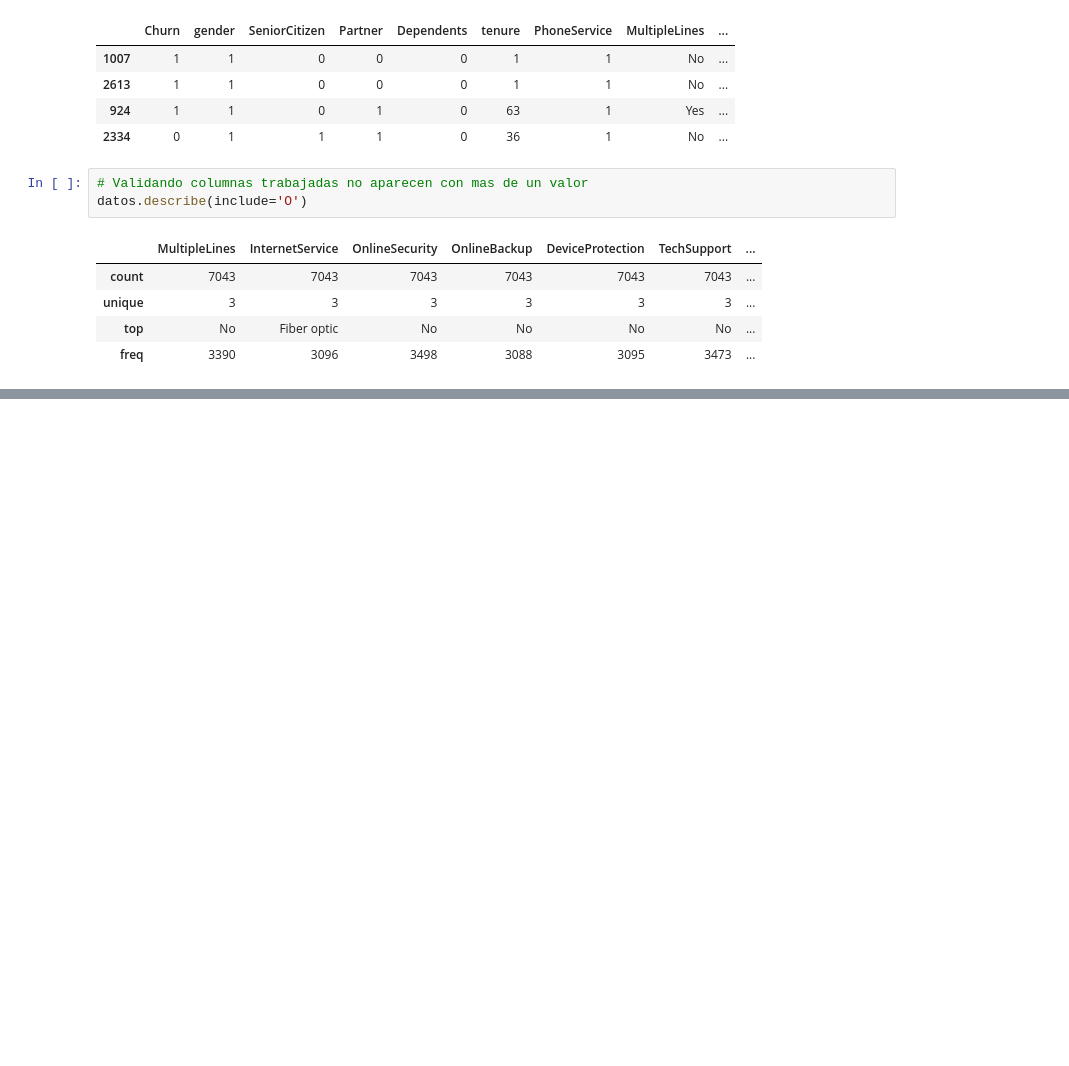
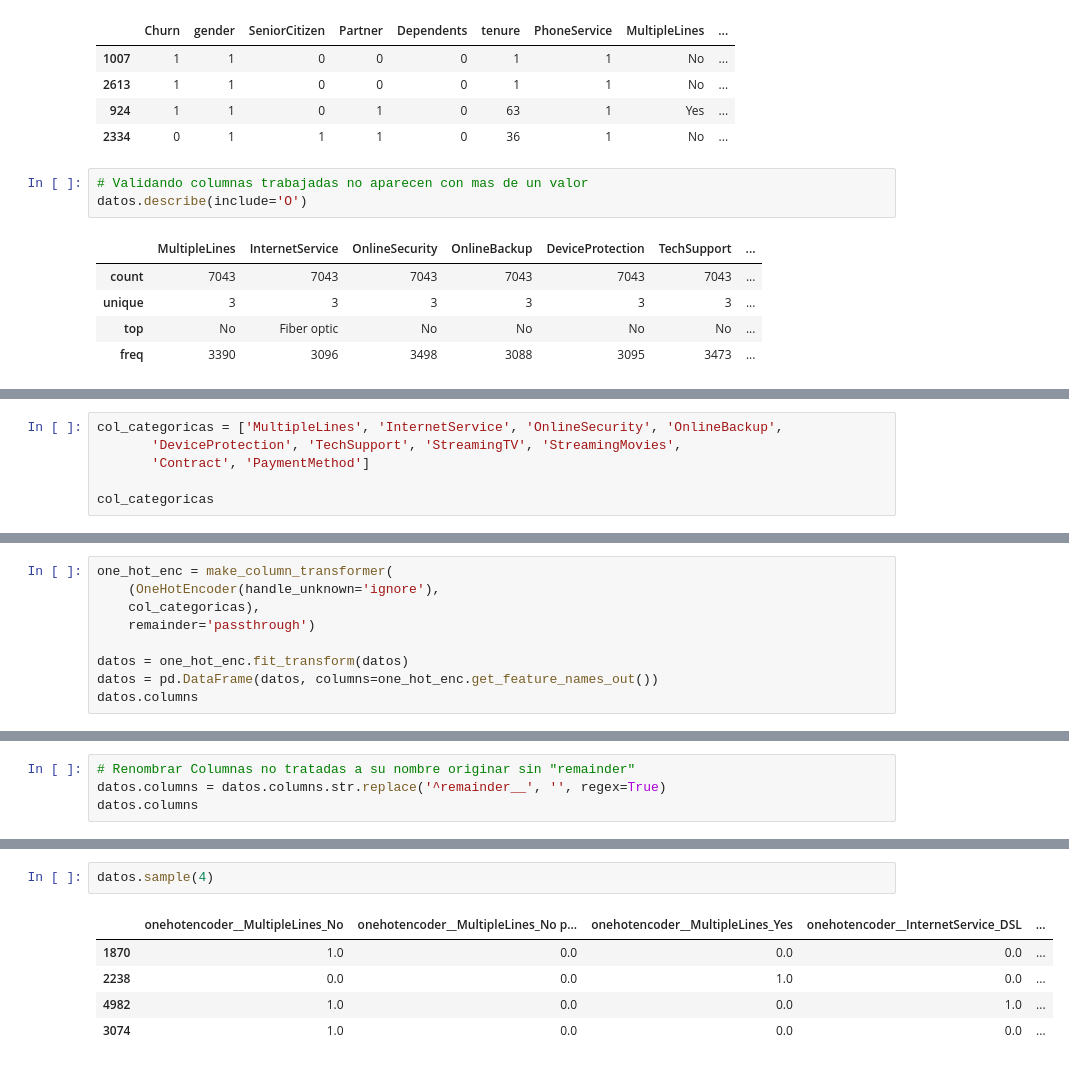
Before and after one commit to Antonio-B85/challenge-Parte-2--TelecomX, a Jupyter notebook: TelecomX_Parte2.ipynb, the cells around one changed output, grey strips where cells are left out. Saved outputs shown, nothing was run; the diff lists cells and outputs as text; blank space fills up the shorter version.

Commit message:
Método OneHotEncoder

```diff
--- a/TelecomX_Parte2.ipynb
+++ b/TelecomX_Parte2.ipynb
@@ -171,0 +195,6 @@ datos.describe(include='O')
+# %%
+col_categoricas = ['MultipleLines', 'InternetService', 'OnlineSecurity', 'OnlineBackup',
+       'DeviceProtection', 'TechSupport', 'StreamingTV', 'StreamingMovies',
+       'Contract', 'PaymentMethod']
+
+col_categoricas
@@ -171,0 +212,9 @@ datos.describe(include='O')
+# %%
+one_hot_enc = make_column_transformer(
+    (OneHotEncoder(handle_unknown='ignore'),
+    col_categoricas),
+    remainder='passthrough')
+
+datos = one_hot_enc.fit_transform(datos)
+datos = pd.DataFrame(datos, columns=one_hot_enc.get_feature_names_out())
+datos.columns
@@ -171,0 +239,4 @@ datos.describe(include='O')
+# %%
+# Renombrar Columnas no tratadas a su nombre originar sin "remainder"
+datos.columns = datos.columns.str.replace('^remainder__', '', regex=True)
+datos.columns
@@ -171,0 +261,8 @@ datos.describe(include='O')
+# %%
+datos.sample(4)
+# %% [output]
+|  | onehotencoder__MultipleLines_No | onehotencoder__MultipleLines_No p... | onehotencoder__MultipleLines_Yes | onehotencoder__InternetService_DSL | ... |
+| 1870 | 1.0 | 0.0 | 0.0 | 0.0 | ... |
+| 2238 | 0.0 | 0.0 | 1.0 | 0.0 | ... |
+| 4982 | 1.0 | 0.0 | 0.0 | 1.0 | ... |
+| 3074 | 1.0 | 0.0 | 0.0 | 0.0 | ... |
```
Also changed, not shown: parts of 8 cells of this notebook.
